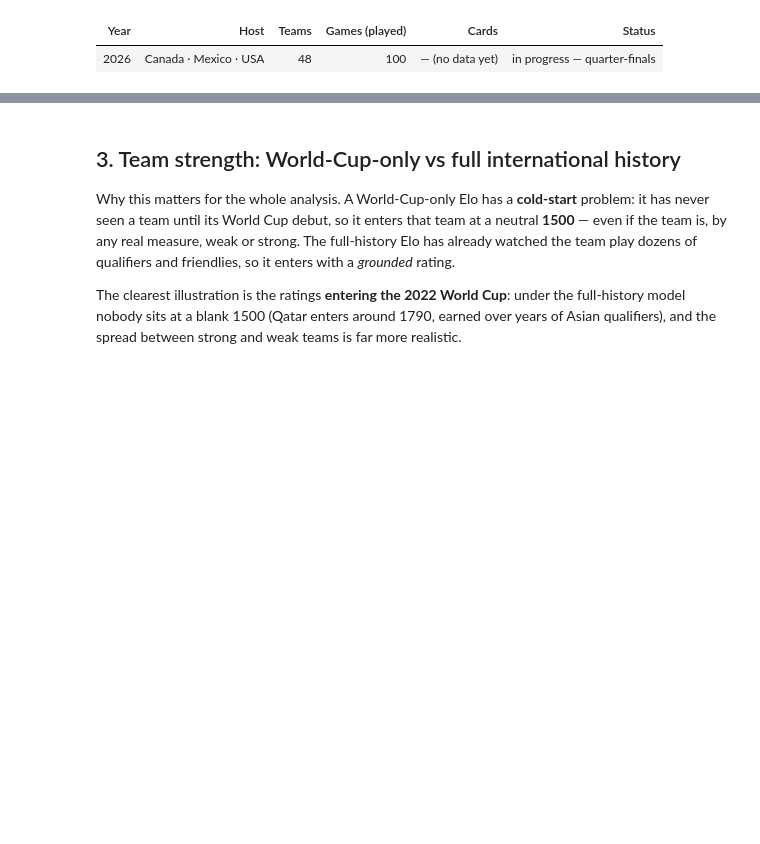
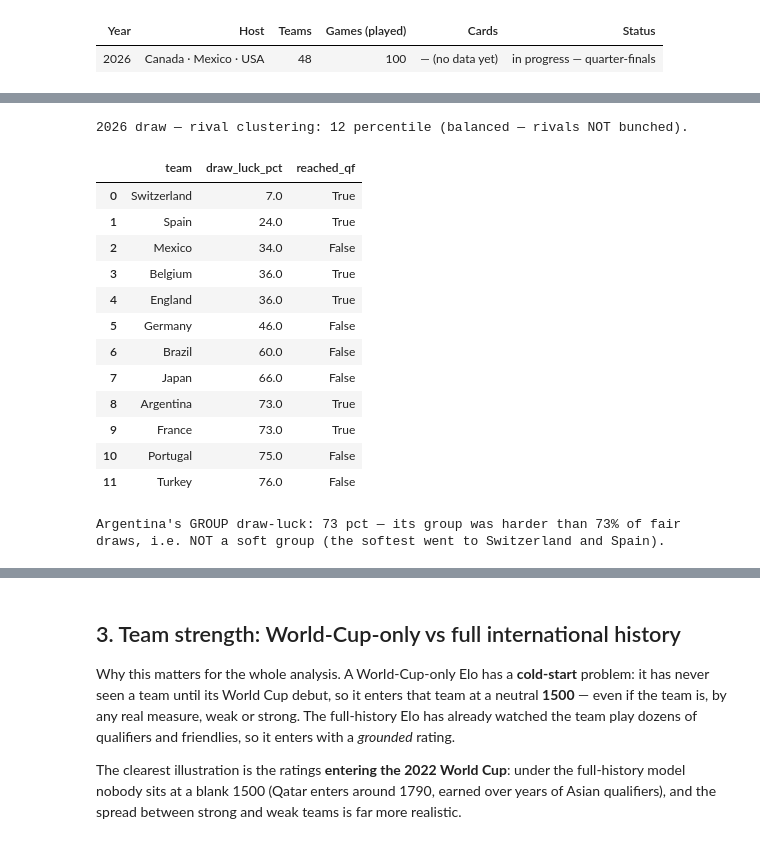
Before and after one commit to jorge-sader/worldcup-anomalies, a Jupyter notebook: notebooks/world_cup_irregularities.ipynb, the cells around one changed output, grey strips where cells are left out. Cells and saved outputs as stored; diff of their text form; code cells hidden in the pictures; blank space fills up the shorter version.

```diff
--- a/notebooks/world_cup_irregularities.ipynb
+++ b/notebooks/world_cup_irregularities.ipynb
@@ -378,0 +384,28 @@ Read like the champions chart above — pale rows = soft schedules. The pattern
+# %%
+from worldcup_anomalies.worldcup_2026 import draw_luck_2026
+
+dl26 = draw_luck_2026(m26, elo_timeline)
+clustering = dl26["rival_clustering_pct"].iloc[0]
+print(f"2026 draw — rival clustering: {clustering:.0f} percentile "
+      f"({'balanced — rivals NOT bunched' if clustering < 50 else 'clustered'}).")
+display(dl26[["team", "draw_luck_pct", "reached_qf"]].round(0).reset_index(drop=True))
+
+arg = dl26[dl26.team == "Argentina"]["draw_luck_pct"].iloc[0]
+print(f"\nArgentina's GROUP draw-luck: {arg:.0f} pct — its group was harder than {arg:.0f}% of fair "
+      f"draws, i.e. NOT a soft group (the softest went to Switzerland and Spain).")
+# %% [output]
+2026 draw — rival clustering: 12 percentile (balanced — rivals NOT bunched).
+|  | team | draw_luck_pct | reached_qf |
+| 0 | Switzerland | 7.0 | True |
+| 1 | Spain | 24.0 | True |
+| 2 | Mexico | 34.0 | False |
+| 3 | Belgium | 36.0 | True |
+| 4 | England | 36.0 | True |
+| 5 | Germany | 46.0 | False |
+| 6 | Brazil | 60.0 | False |
+| 7 | Japan | 66.0 | False |
+| 8 | Argentina | 73.0 | True |
+| 9 | France | 73.0 | True |
+| 10 | Portugal | 75.0 | False |
+| 11 | Turkey | 76.0 | False |
+Argentina's GROUP draw-luck: 73 pct — its group was harder than 73% of fair draws, i.e. NOT a soft group (the softest went to Switzerland and Spain).
```
Also changed, not shown: parts of 4 cells of this notebook, 3 other files.
